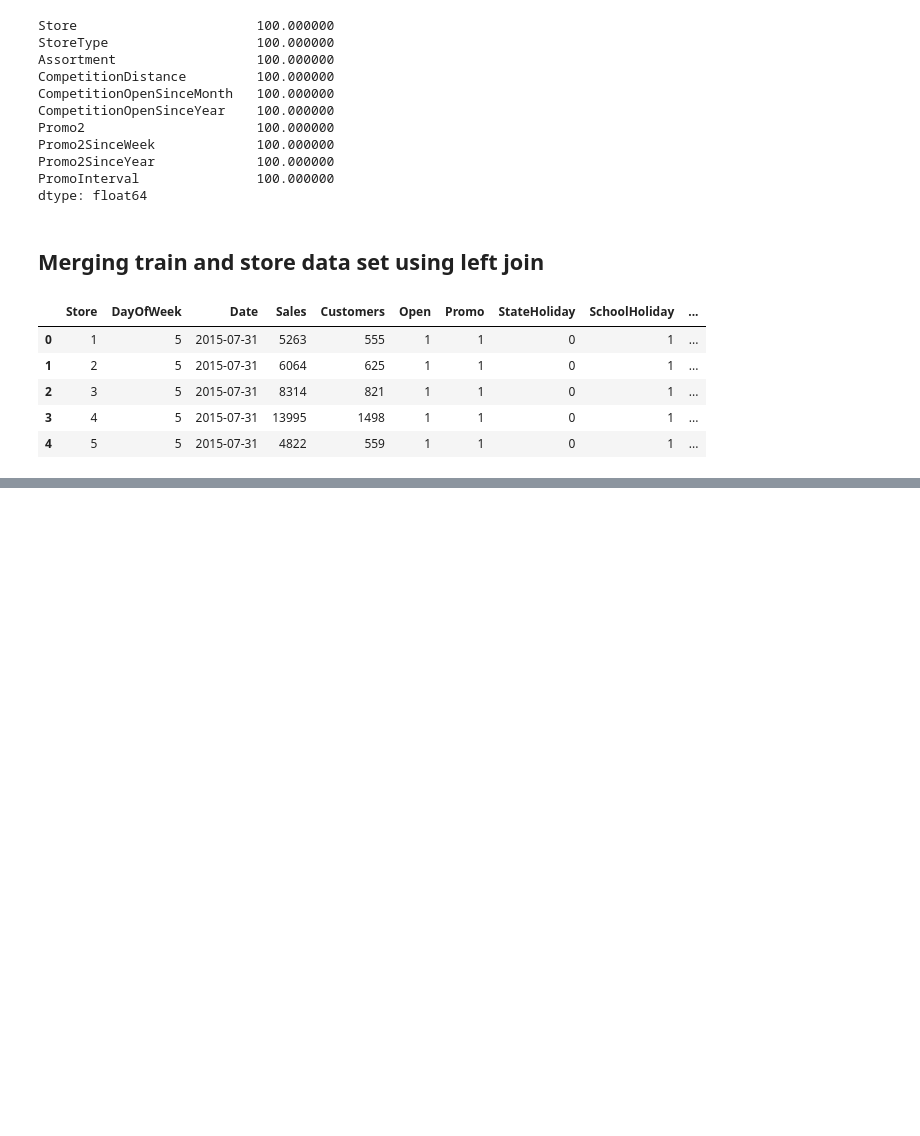
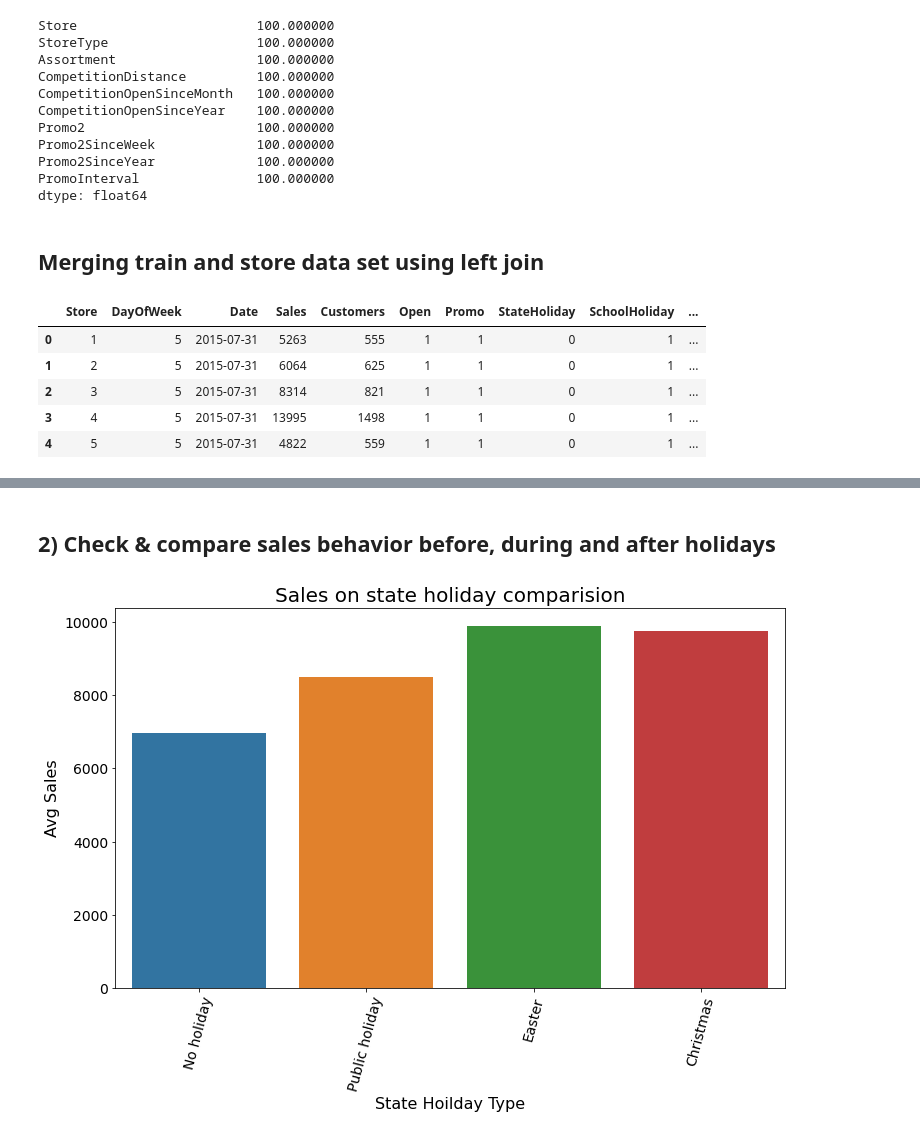
Before and after one commit to nebasam/Forecasting-Sales, a Jupyter notebook: notebooks/data_exploration.ipynb, the cells around one changed output, grey strips where cells are left out. Cells and saved outputs as stored; diff of their text form; code cells hidden in the pictures; blank space fills up the shorter version.

```diff
--- a/notebooks/data_exploration.ipynb
+++ b/notebooks/data_exploration.ipynb
@@ -250,8 +260,8 @@ df_store[pd.isnull(df_store.CompetitionDistance)]
 We see a highly right skewed distribution for this variable with a significant difference between the mean and the median. This being caused by the amount of disperness in the data with a standard deviation of 7659, higher than the mean and the median.
 
 SO it is realistically better to input the median value to the three Nan stores then the mean since the mean is biased by those outliers.
-# %%
-df_store['CompetitionDistance'].fillna(df_store['CompetitionDistance'].median(), inplace = True)
+# %%
+df_store = plot.fill_median(df_store,col1='CompetitionDistance')
 # %% [markdown]
 ### computing missing value for CompetitionOpenSinceMonth and CompetitionOpenSinceYear
 
@@ -329,0 +352,10 @@ df_train_store.head()
+# %% [markdown]
+## 2) Check & compare sales behavior before, during and after holidays
+# %%
+# Sales Comparision on State Holiday
+
+train_store_holiday = df_train_store.groupby('StateHoliday').agg({'Sales': 'mean'})
+train_store_holiday = train_store_holiday.rename(index={'0': 'No holiday', 'a': 'Public holiday','b': 'Easter', 'c': 'Christmas'})
+plot.plot_bar(train_store_holiday, train_store_holiday.index, 'Sales', 'Sales on state holiday comparision','State Hoilday Type', 'Avg Sales')
+# %% [output]
+[figure, added]
```
Also changed, not shown: parts of 8 cells of this notebook, 2 other files.
